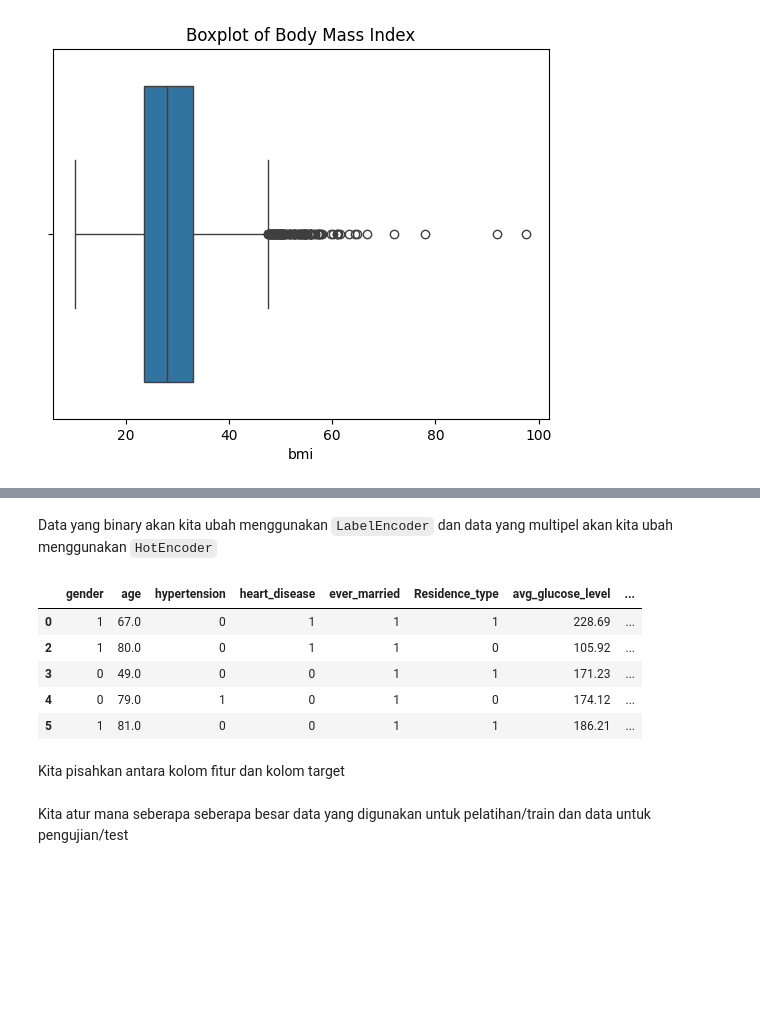
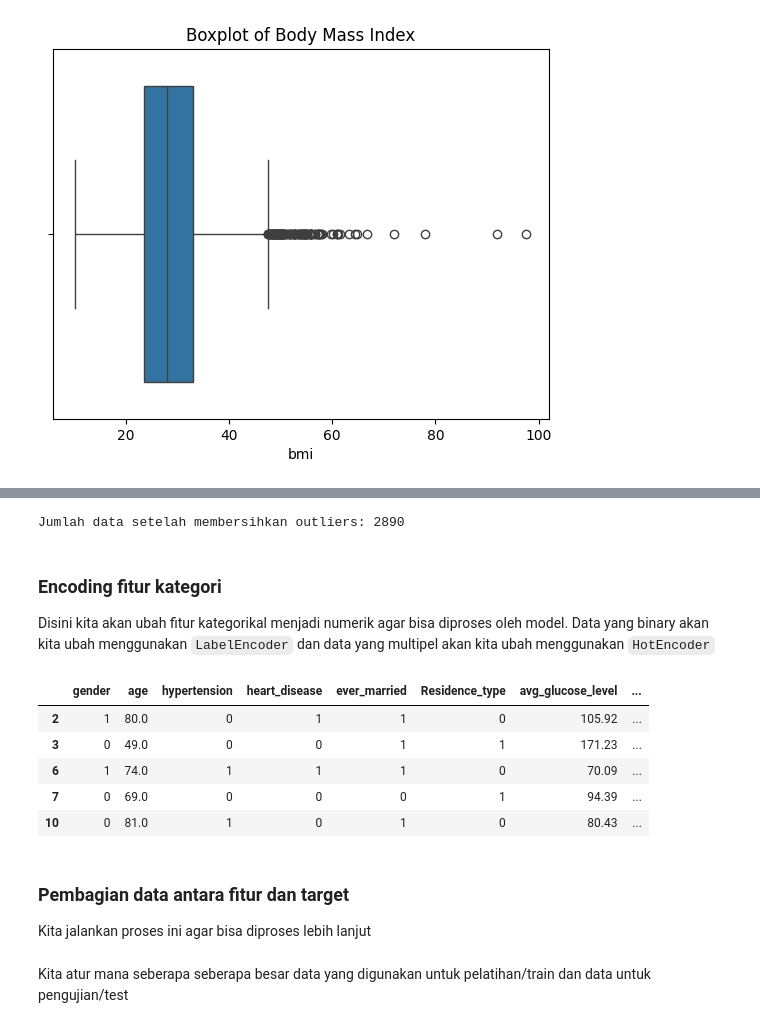
Before and after one commit to abdullohumar/healthcare-dataset-stroke-data, a Jupyter notebook: predictiveanalyticsmahir.ipynb, the cells around one changed output, grey strips where cells are left out. Saved outputs shown, nothing was run; the diff lists cells and outputs as text; code cells hidden in the pictures; blank space fills up the shorter version.

Commit message:
add better data sight and explanation

```diff
--- a/predictiveanalyticsmahir.ipynb
+++ b/predictiveanalyticsmahir.ipynb
@@ -129,0 +169,13 @@ Proses yang dilakukan disini adalah agar data kita bisa diterima oleh model
+# %%
+import matplotlib.pyplot as plt
+
+binary_cols = ['hypertension', 'heart_disease']
+
+for col in binary_cols:
+    plt.figure(figsize=(6, 6))
+    counts = df[col].value_counts()
+
+    plt.pie(counts, labels=counts.index, autopct='%1.1f%%', startangle=90, colors=['lightcoral', 'lightskyblue'])
+    plt.title(f'Distribusi {col}')
+    plt.axis('equal')
+    plt.show()
@@ -129,0 +272,11 @@ Proses yang dilakukan disini adalah agar data kita bisa diterima oleh model
+# %%
+# 1. Drop NaN pada smoking_status
+df = df.dropna()
+
+# 2. Drop baris 'Unknown' di smoking_status
+df = df[df['smoking_status'] != 'Unknown']
+
+# 3. Drop baris 'Other' di gender
+df = df[df['gender'] != 'Other']
+
+df.info()
@@ -130,33 +302,54 @@ Proses yang dilakukan disini adalah agar data kita bisa diterima oleh model
+# %%
+# 4. Penghapusan Outliers pada kolom bmi dan avg_glucose_level
+def remove_outliers_iqr(df, column):
+    Q1 = df[column].quantile(0.25)
+    Q3 = df[column].quantile(0.75)
+    IQR = Q3 - Q1
+    lower_bound = Q1 - 1.5 * IQR
+    upper_bound = Q3 + 1.5 * IQR
+    return df[(df[column] >= lower_bound) & (df[column] <= upper_bound)]
+
+df_cleaned = df.copy()
+
+df_cleaned = remove_outliers_iqr(df_cleaned, 'bmi')
+
+df_cleaned = remove_outliers_iqr(df_cleaned, 'avg_glucose_level')
+
+print("Jumlah data setelah membersihkan outliers:", df_cleaned.shape[0])
+# %% [output]
+Jumlah data setelah membersihkan outliers: 2890
 # %% [markdown]
-Data yang binary akan kita ubah menggunakan `LabelEncoder` dan data yang multipel akan kita ubah menggunakan `HotEncoder`
+### Encoding fitur kategori
+Disini kita akan ubah fitur kategorikal menjadi numerik agar bisa diproses oleh model. Data yang binary akan kita ubah menggunakan `LabelEncoder` dan data yang multipel akan kita ubah menggunakan `HotEncoder`
 # %%
 from sklearn.preprocessing import LabelEncoder
 import pandas as pd
 
 # Salin df biar gak ngubah aslinya
-df_encoded = df.copy()
+df_encoded = df_cleaned.copy()
 
 # 1. Label encoding untuk binary
 label_cols = ['gender', 'ever_married', 'Residence_type']
 le = LabelEncoder()
 
 for col in label_cols:
     df_encoded[col] = le.fit_transform(df_encoded[col])
 
 # 2. One-hot encoding untuk kolom dengan lebih dari 2 kategori
 df_encoded = pd.get_dummies(df_encoded, columns=['work_type', 'smoking_status'], drop_first=True)
 
 # Hasil akhir
 df_encoded.head()
 # %% [output]
 |  | gender | age | hypertension | heart_disease | ever_married | Residence_type | avg_glucose_level | ... |
-| 0 | 1 | 67.0 | 0 | 1 | 1 | 1 | 228.69 | ... |
 | 2 | 1 | 80.0 | 0 | 1 | 1 | 0 | 105.92 | ... |
 | 3 | 0 | 49.0 | 0 | 0 | 1 | 1 | 171.23 | ... |
-| 4 | 0 | 79.0 | 1 | 0 | 1 | 0 | 174.12 | ... |
-| 5 | 1 | 81.0 | 0 | 0 | 1 | 1 | 186.21 | ... |
+| 6 | 1 | 74.0 | 1 | 1 | 1 | 0 | 70.09 | ... |
+| 7 | 0 | 69.0 | 0 | 0 | 0 | 1 | 94.39 | ... |
+| 10 | 0 | 81.0 | 1 | 0 | 1 | 0 | 80.43 | ... |
-# %% [markdown]
-Kita pisahkan antara kolom fitur dan kolom target
+# %% [markdown]
+### Pembagian data antara fitur dan target
+Kita jalankan proses ini agar bisa diproses lebih lanjut
 # %%
 # Pisahkan fitur (X) dan target (y)
 X = df_encoded.drop(columns=['stroke'])  # Semua kolom kecuali target
```
Also changed, not shown: parts of 35 cells of this notebook.
